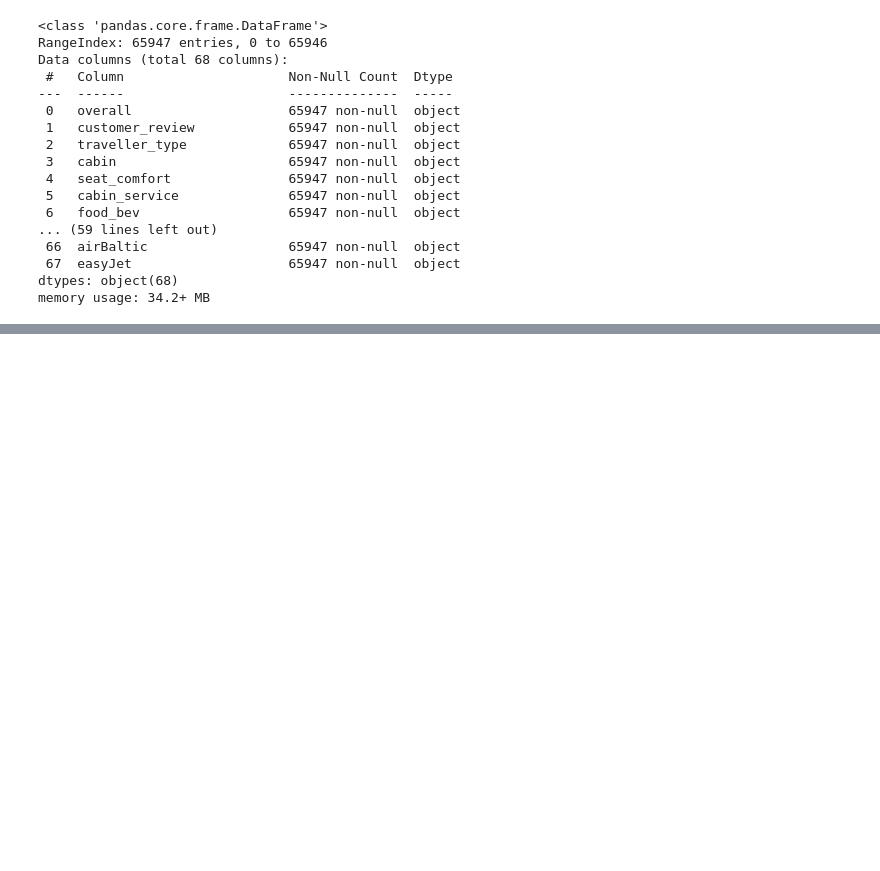
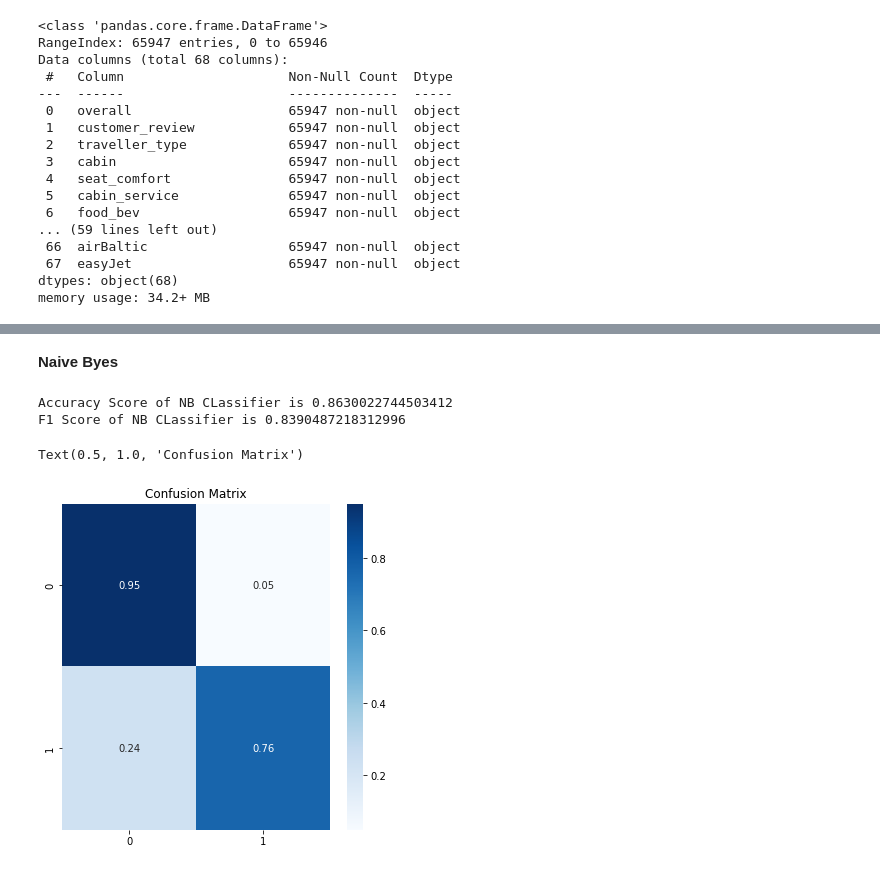
Before and after one commit to ydv1412/airline_review_classification, a Jupyter notebook: airline_review_classification.ipynb, the cells around one changed output, grey strips where cells are left out. Cells and saved outputs as stored; diff of their text form; code cells hidden in the pictures; blank space fills up the shorter version.

```diff
--- a/airline_review_classification.ipynb
+++ b/airline_review_classification.ipynb
@@ -764,0 +624,2 @@ print(confusion)
+# %% [markdown]
+<b> Naive Byes
@@ -764,0 +630,13 @@ print(confusion)
+# %%
+predicted_y2 = clf2.predict(x_test)
+print("Accuracy Score of NB CLassifier is {}".format(accuracy_score(predicted_y2 , y_test)))
+print("F1 Score of NB CLassifier is {}".format(f1_score(predicted_y2 , y_test)))
+confusion = confusion_matrix(predicted_y2 , y_test , normalize = 'true')
+plt.figure(figsize = (6,6))
+sns.heatmap(confusion, annot=True, cmap='Blues')
+plt.title('Confusion Matrix')
+# %% [output]
+Accuracy Score of NB CLassifier is 0.8630022744503412
+F1 Score of NB CLassifier is 0.8390487218312996
+Text(0.5, 1.0, 'Confusion Matrix')
+[figure, added]
```
Also changed, not shown: parts of 210 cells of this notebook.
